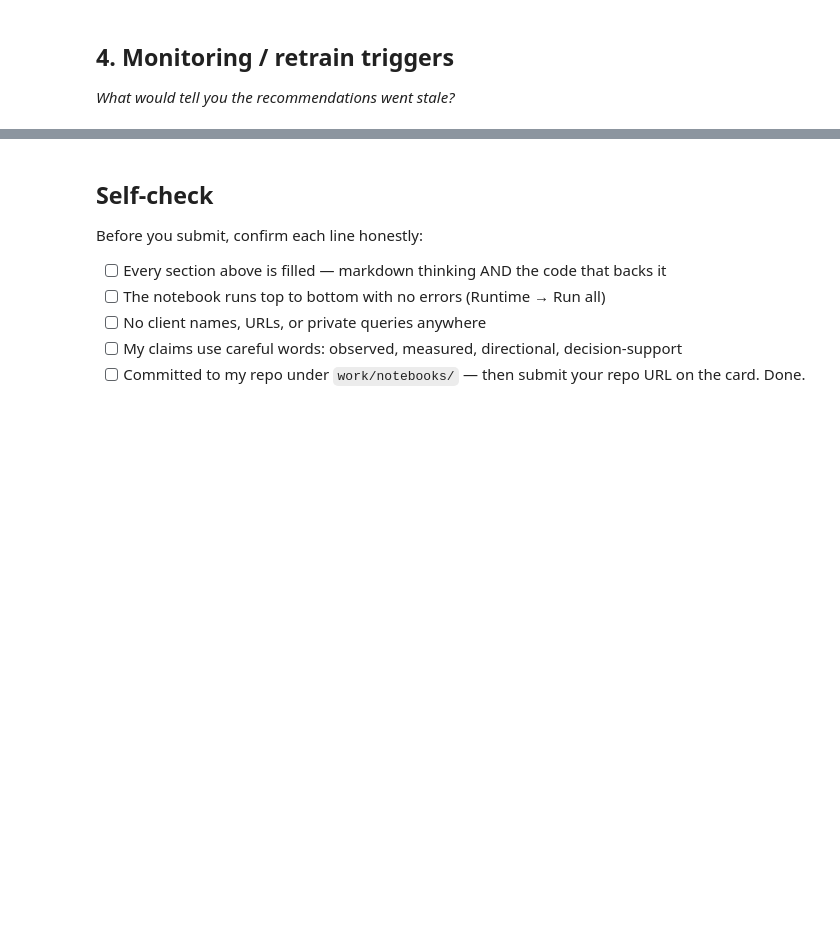
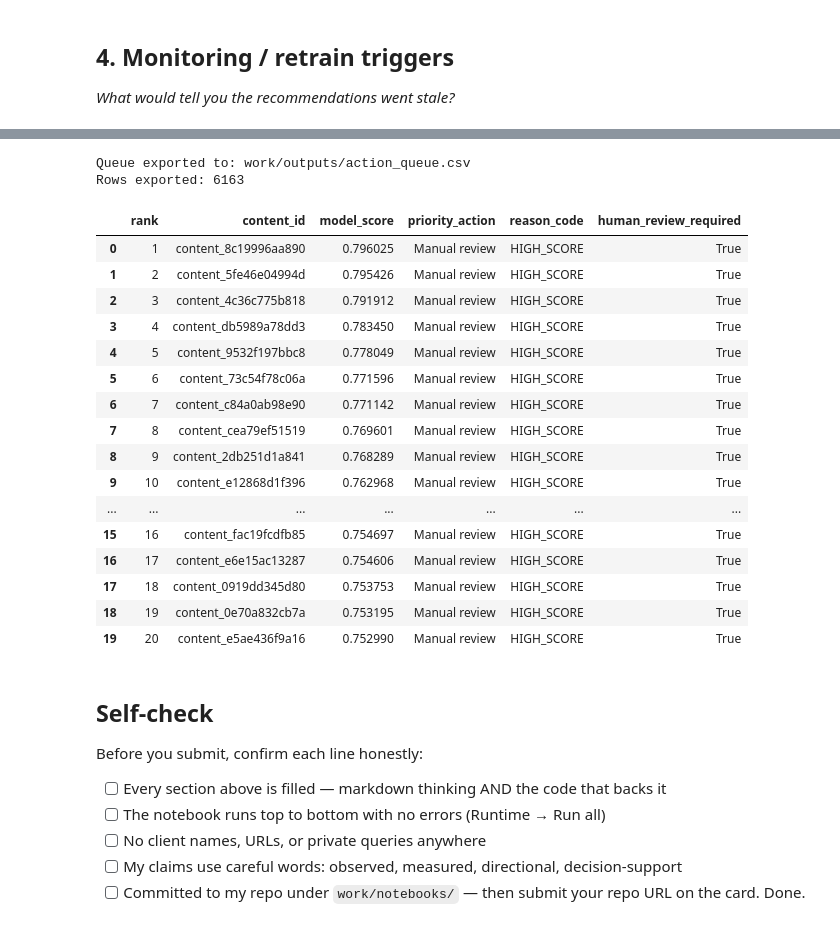
Before and after one commit to Greemines/Flyrank-Notebook-1, a Jupyter notebook: work/notebooks/w07_action_playbook.ipynb, the cells around one changed output, grey strips where cells are left out. Cells and saved outputs as stored; diff of their text form; code cells hidden in the pictures; blank space fills up the shorter version.

```diff
--- a/work/notebooks/w07_action_playbook.ipynb
+++ b/work/notebooks/w07_action_playbook.ipynb
@@ -44,3 +415,51 @@ This skeleton is yours to fill. Work the sections **in order** — each one has
+# %%
+from pathlib import Path
+
+output_dir = Path("work/outputs")
+output_dir.mkdir(parents=True, exist_ok=True)
+
+paper_queue = queue[
+    [
+        "rank",
+        "content_id",
+        "model_score",
+        "priority_action",
+        "reason_code",
+        "human_review_required"
+    ]
+].copy()
+
+queue_path = output_dir / "action_queue.csv"
+
+paper_queue.to_csv(
+    queue_path,
+    index=False
+)
+
+print(f"Queue exported to: {queue_path}")
+print(f"Rows exported: {len(paper_queue)}")
+
+display(paper_queue.head(20))
+# %% [output]
+Queue exported to: work/outputs/action_queue.csv
+Rows exported: 6163
+|  | rank | content_id | model_score | priority_action | reason_code | human_review_required |
+| 0 | 1 | content_8c19996aa890 | 0.796025 | Manual review | HIGH_SCORE | True |
+| 1 | 2 | content_5fe46e04994d | 0.795426 | Manual review | HIGH_SCORE | True |
+| 2 | 3 | content_4c36c775b818 | 0.791912 | Manual review | HIGH_SCORE | True |
+| 3 | 4 | content_db5989a78dd3 | 0.783450 | Manual review | HIGH_SCORE | True |
+| 4 | 5 | content_9532f197bbc8 | 0.778049 | Manual review | HIGH_SCORE | True |
+| 5 | 6 | content_73c54f78c06a | 0.771596 | Manual review | HIGH_SCORE | True |
+| 6 | 7 | content_c84a0ab98e90 | 0.771142 | Manual review | HIGH_SCORE | True |
+| 7 | 8 | content_cea79ef51519 | 0.769601 | Manual review | HIGH_SCORE | True |
+| 8 | 9 | content_2db251d1a841 | 0.768289 | Manual review | HIGH_SCORE | True |
+| 9 | 10 | content_e12868d1f396 | 0.762968 | Manual review | HIGH_SCORE | True |
+| ... | ... | ... | ... | ... | ... | ... |
+| 15 | 16 | content_fac19fcdfb85 | 0.754697 | Manual review | HIGH_SCORE | True |
+| 16 | 17 | content_e6e15ac13287 | 0.754606 | Manual review | HIGH_SCORE | True |
+| 17 | 18 | content_0919dd345d80 | 0.753753 | Manual review | HIGH_SCORE | True |
+| 18 | 19 | content_0e70a832cb7a | 0.753195 | Manual review | HIGH_SCORE | True |
+| 19 | 20 | content_e5ae436f9a16 | 0.752990 | Manual review | HIGH_SCORE | True |
 # %% [markdown]
 ## Self-check
 
```
Also changed, not shown: parts of 13 cells of this notebook.
